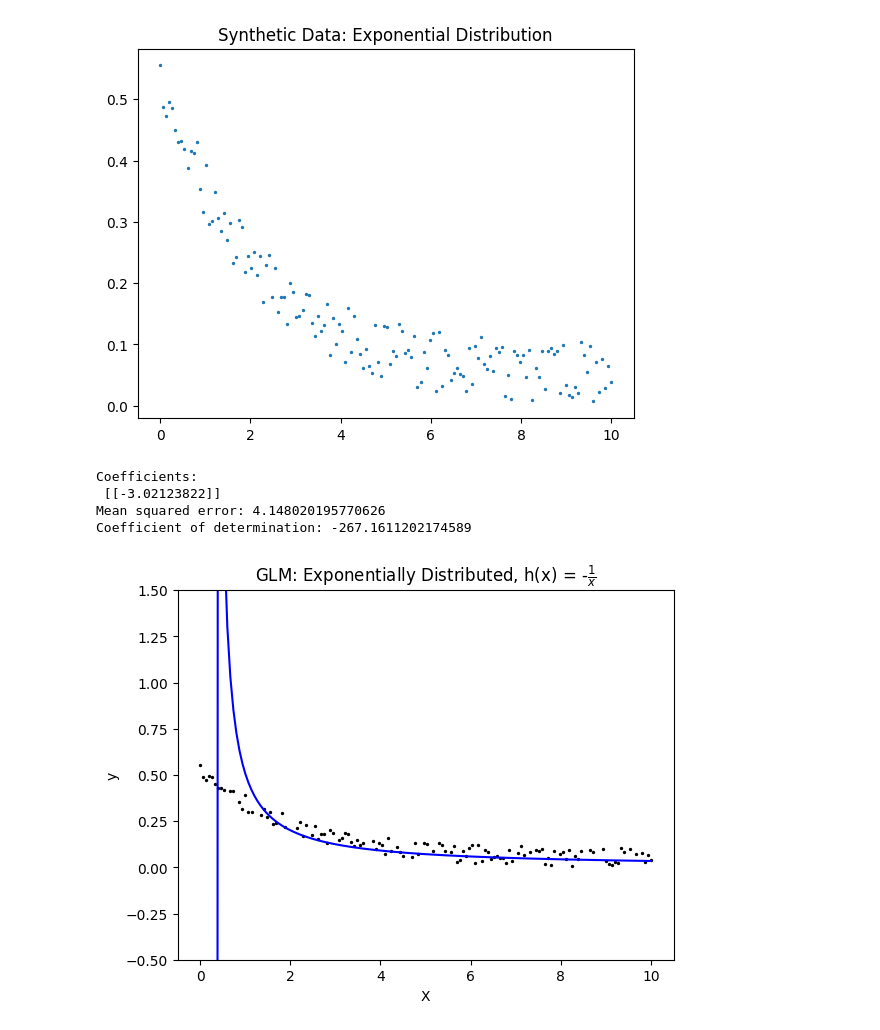
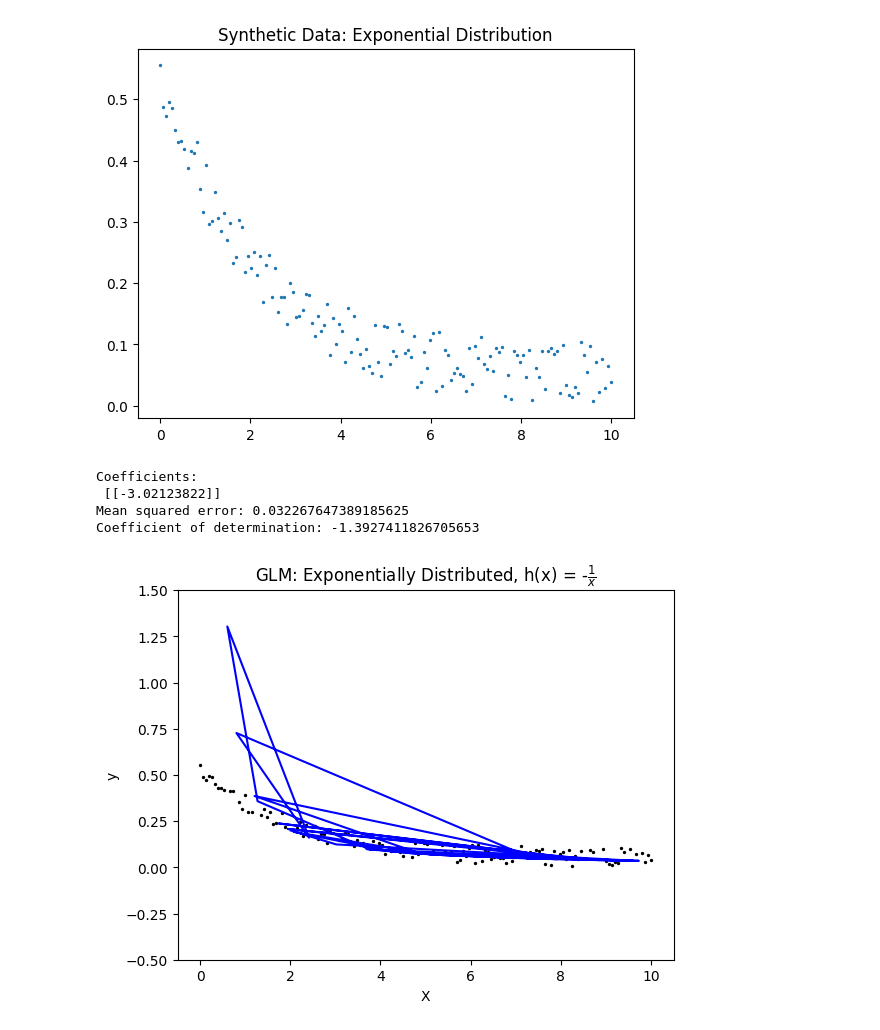
Before and after one commit to kyleosung/Stats_3AT3_Final_Project, a Jupyter notebook: glm_1Var_exp.ipynb, the cells around one changed output. Cells and saved outputs as stored; diff of their text form; code cells hidden in the pictures.

```diff
--- a/glm_1Var_exp.ipynb
+++ b/glm_1Var_exp.ipynb
@@ -49,23 +49,23 @@ X_train, X_test, y_train, y_test = train_test_split(X, y, test_size=0.2, random_
 regr = LinearRegression()
 regr.fit(X_train, h(y_train))
 
-y_pred = h_inv(regr.predict(X))
+y_pred = h_inv(regr.predict(X_test))
 
 print(f"Coefficients: \n", regr.coef_)
-print(f"Mean squared error: {mean_squared_error(y, y_pred)}")
-print(f"Coefficient of determination: {r2_score(y, y_pred)}")
+print(f"Mean squared error: {mean_squared_error(y_test, y_pred)}")
+print(f"Coefficient of determination: {r2_score(y_test, y_pred)}")
 # %% [output]
 Coefficients:
  [[-3.02123822]]
-Mean squared error: 4.148020195770626
-Coefficient of determination: -267.1611202174589
+Mean squared error: 0.032267647389185625
+Coefficient of determination: -1.3927411826705653
 # %%
 plt.scatter(X_train, y_train, color="black",s=2)
-plt.plot(X, y_pred, color="blue")
+plt.plot(X_test, y_pred, color="blue")
 plt.xlabel("X")
 plt.ylabel("y")
 plt.ylim(-0.5,1.5)
 plt.title(r"GLM: Exponentially Distributed, h(x) = -$\frac{1}{x}$")
 plt.show()
 # %% [output]
-[figure, old version]
+[figure, new version]
```
Also changed, not shown: parts of 1 cell of this notebook, 1 other file.
